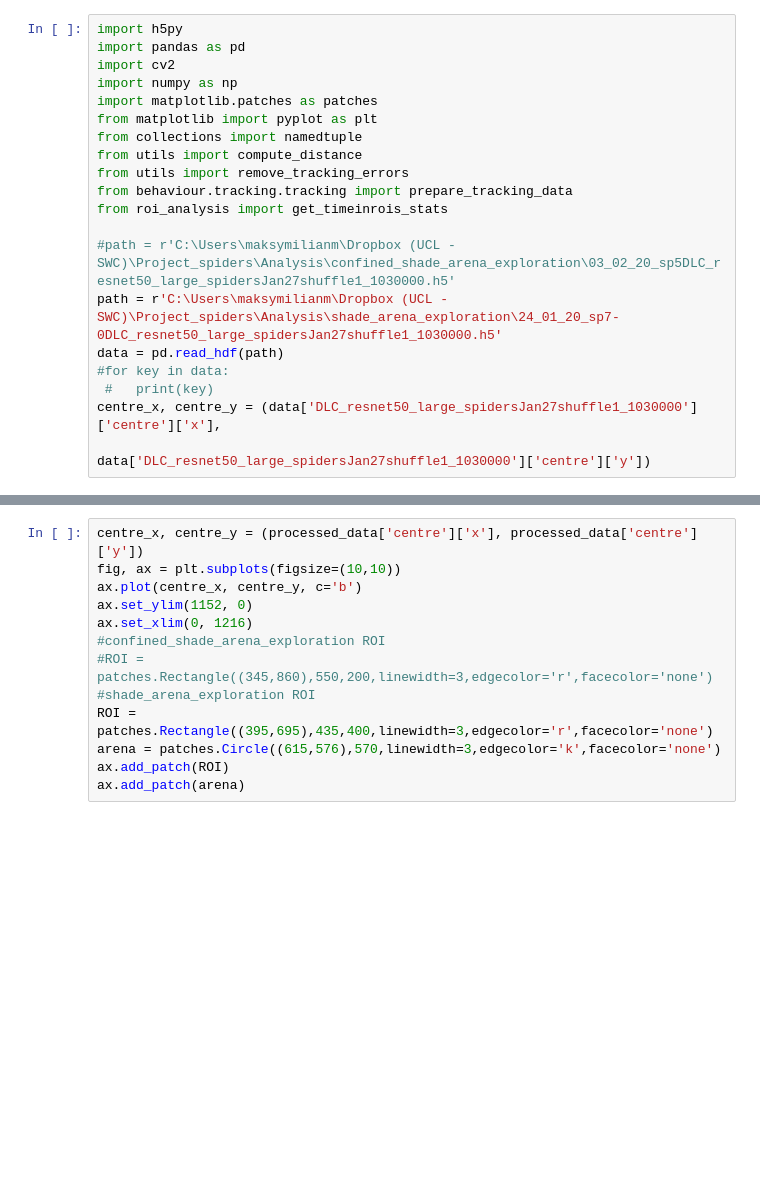
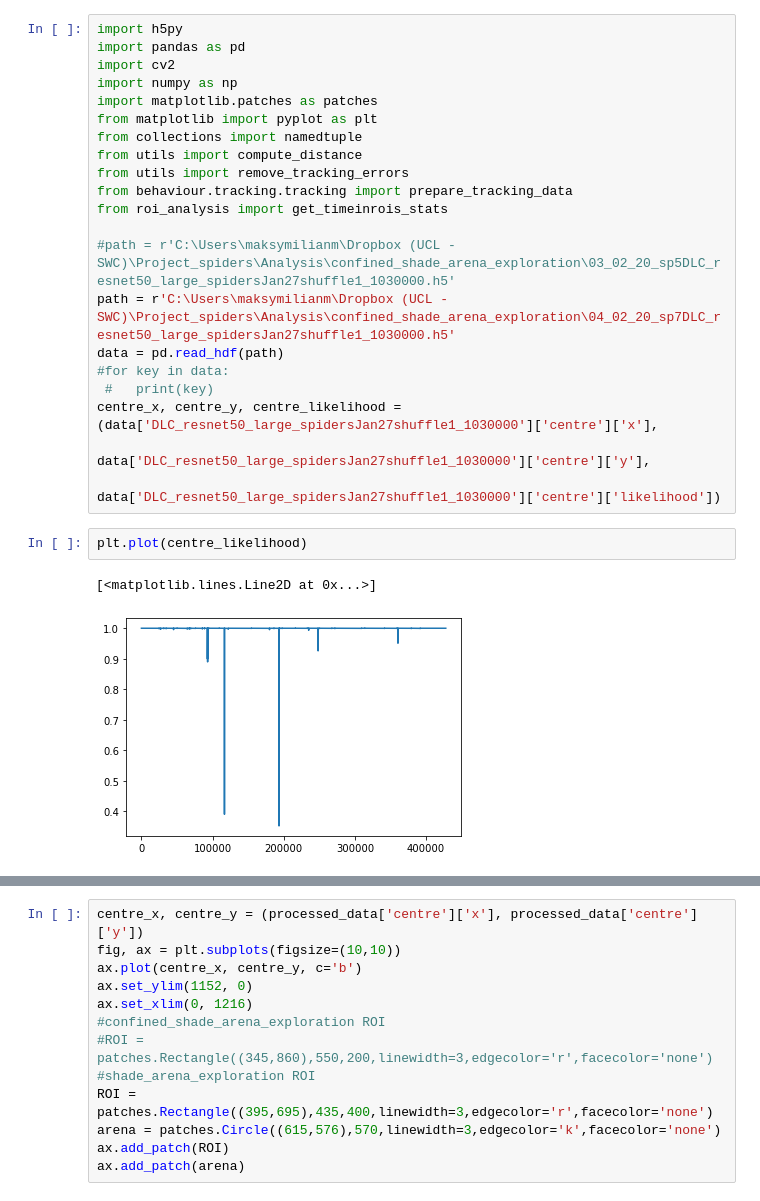
Before and after one commit to maxmatu/spider_behav_analysis, a Jupyter notebook: DLC_tracking/DLC_DATA_TRIMMING.ipynb, the cells around one changed output, grey strips where cells are left out. Saved outputs shown, nothing was run; the diff lists cells and outputs as text; blank space fills up the shorter version.

```diff
--- a/DLC_tracking/DLC_DATA_TRIMMING.ipynb
+++ b/DLC_tracking/DLC_DATA_TRIMMING.ipynb
@@ -12,12 +12,18 @@ from behaviour.tracking.tracking import prepare_tracking_data
 from roi_analysis import get_timeinrois_stats
 
 #path = r'C:\Users\maksymilianm\Dropbox (UCL - SWC)\Project_spiders\Analysis\confined_shade_arena_exploration\03_02_20_sp5DLC_resnet50_large_spidersJan27shuffle1_1030000.h5'
-path = r'C:\Users\maksymilianm\Dropbox (UCL - SWC)\Project_spiders\Analysis\shade_arena_exploration\24_01_20_sp7-0DLC_resnet50_large_spidersJan27shuffle1_1030000.h5'
+path = r'C:\Users\maksymilianm\Dropbox (UCL - SWC)\Project_spiders\Analysis\confined_shade_arena_exploration\04_02_20_sp7DLC_resnet50_large_spidersJan27shuffle1_1030000.h5'
 data = pd.read_hdf(path)
 #for key in data:
  #   print(key)
-centre_x, centre_y = (data['DLC_resnet50_large_spidersJan27shuffle1_1030000']['centre']['x'],
-                                        data['DLC_resnet50_large_spidersJan27shuffle1_1030000']['centre']['y'])
+centre_x, centre_y, centre_likelihood = (data['DLC_resnet50_large_spidersJan27shuffle1_1030000']['centre']['x'],
+                                        data['DLC_resnet50_large_spidersJan27shuffle1_1030000']['centre']['y'],
+                                        data['DLC_resnet50_large_spidersJan27shuffle1_1030000']['centre']['likelihood'])
+# %%
+plt.plot(centre_likelihood)
+# %% [output]
+[<matplotlib.lines.Line2D at 0x...>]
+[figure, added]
 # %%
 distance_per_frame = compute_distance(centre_x, centre_y)
 fig, ax = plt.subplots(figsize=(15,5))
```
Also changed, not shown: parts of 8 cells of this notebook, 3 other files.
